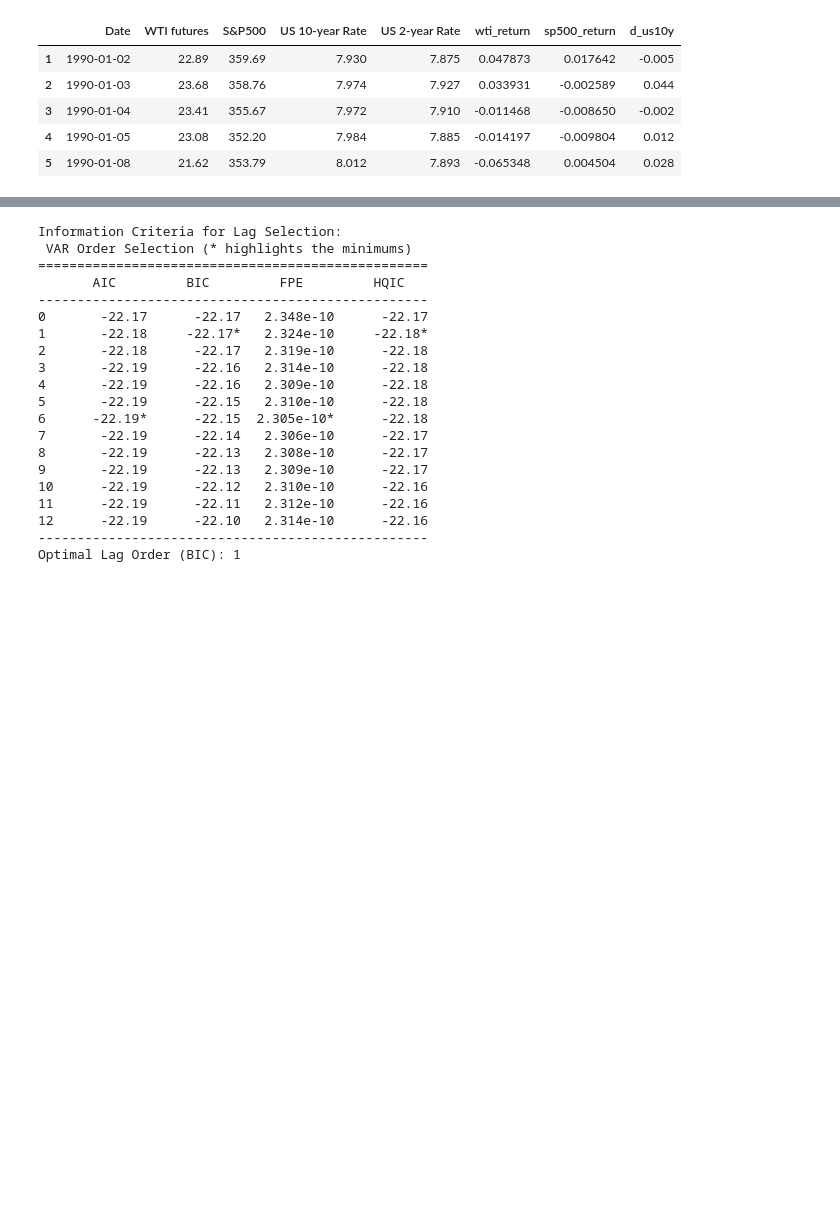
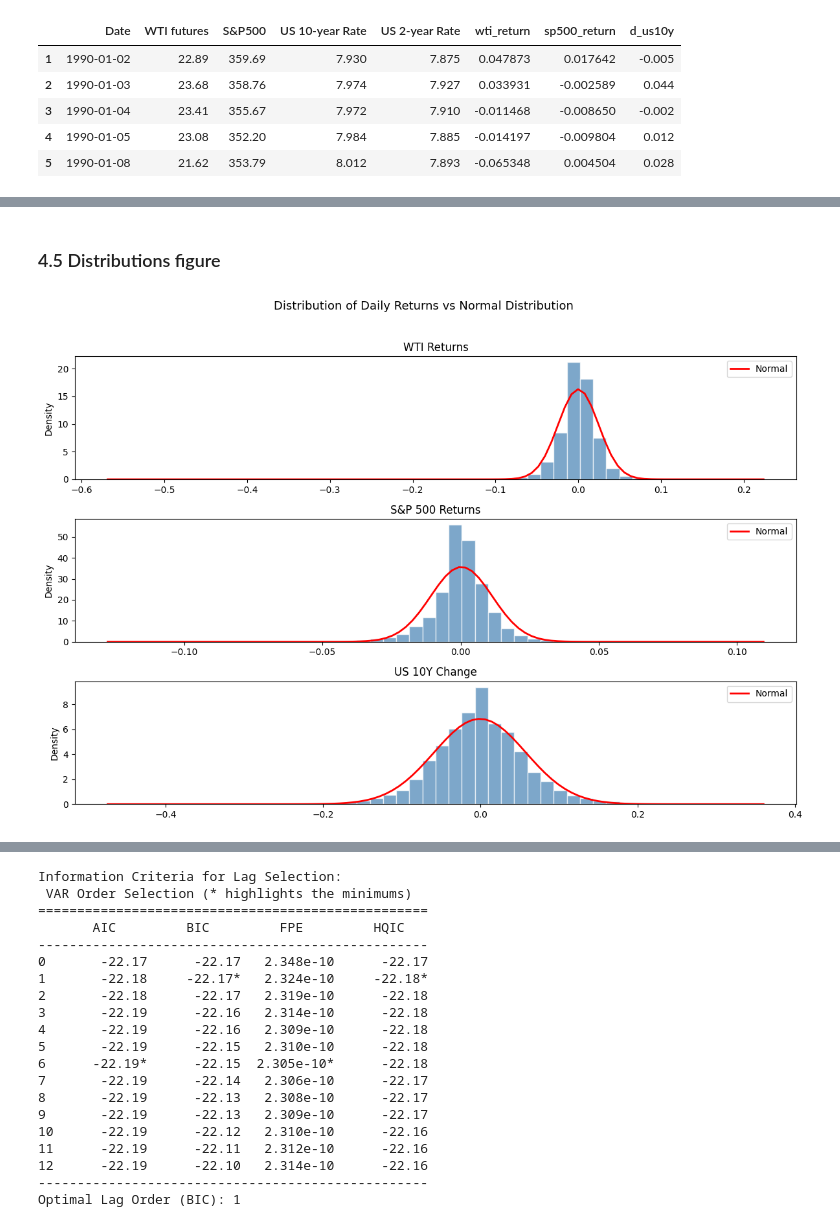
Before and after one commit to alessandrafll/Emif-Project-1, a Jupyter notebook: notebook.ipynb, the cells around one changed output, grey strips where cells are left out. Drawn from its saved outputs; the diff is of its cells as text; code cells hidden in the pictures; blank space fills up the shorter version.

Commit message:
Data description (Jarque-Bera), Time series visualization, correlations

```diff
--- a/notebook.ipynb
+++ b/notebook.ipynb
@@ -137,0 +212,23 @@ daily_transformed.head()
+# %% [markdown]
+### 4.5 Distributions figure
+# %%
+# Plot the distributions of our main return series
+fig, axes = plt.subplots(3, 1, figsize=(12, 8))
+
+for ax, col, lab in zip(axes.flat, returns_cols, labels):
+    s = data[col]
+    ax.hist(s, bins=50, density=True, alpha=0.7, color='steelblue', edgecolor='white')
+
+    # overlay normal distribution for comparison
+    x = np.linspace(s.min(), s.max(), 100)
+    ax.plot(x, stats.norm.pdf(x, s.mean(), s.std()), 'r-', lw=2, label='Normal')
+
+    ax.set_title(lab)
+    ax.legend()
+    ax.set_ylabel('Density')
+
+plt.suptitle('Distribution of Daily Returns vs Normal Distribution', fontsize=13, y=1.02)
+plt.tight_layout()
+plt.show()
+# %% [output]
+[figure, added]
```
Also changed, not shown: parts of 14 cells of this notebook.
